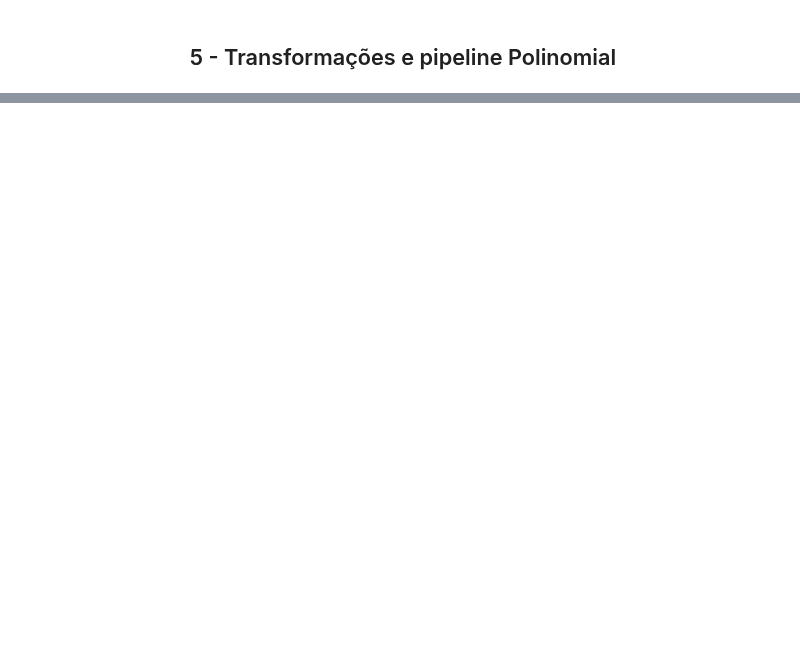
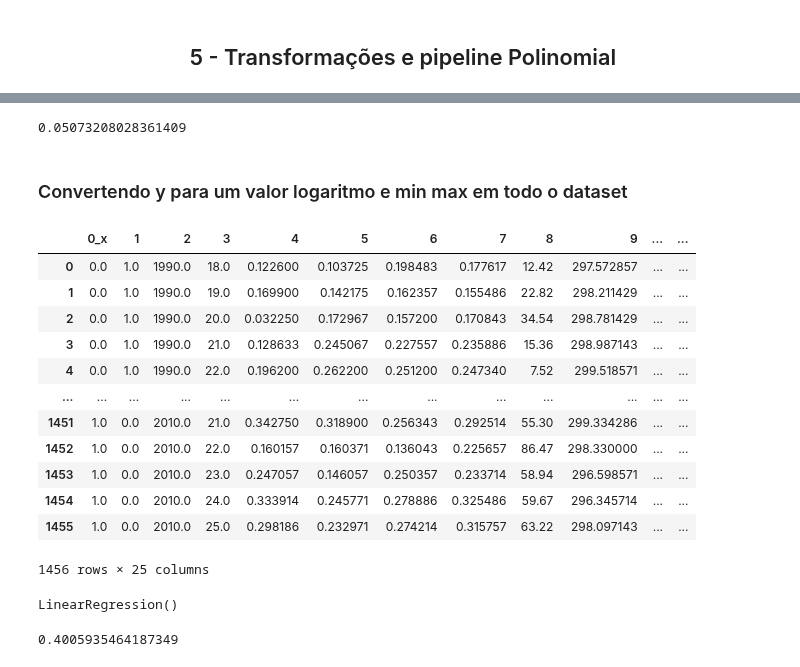
Before and after one commit to mcolazin/data_science_enap, a Jupyter notebook: data_science_enap/projeto_aula1/3-ml_dengue_linear_including_city.ipynb, the cells around one changed output, grey strips where cells are left out. Cells and saved outputs as stored; diff of their text form; code cells hidden in the pictures; blank space fills up the shorter version.

```diff
--- a/data_science_enap/projeto_aula1/3-ml_dengue_linear_including_city.ipynb
+++ b/data_science_enap/projeto_aula1/3-ml_dengue_linear_including_city.ipynb
@@ -324,0 +412,39 @@ cross_val_score(pipeline, X, y, scoring="r2",cv=cv).mean()
+# %%
+lm_poly.score(X_test, y_test)
+# %% [output]
+0.05073208028361409
+# %%
+%%html
+<h3> Convertendo y para um valor logaritmo e min max em todo o dataset
+# %% [output]
+Convertendo y para um valor logaritmo e min max em todo o dataset
+# %%
+y = df_dengue_clean[24]
+X = df_dengue_clean.drop(columns=24, axis=1)
+# %%
+# Transformada em Log do Array
+y_arr = np.array(y)
+y_log = []
+for x in y_arr:
+    if x==0:
+        y_log.append(x)
+    else:
+        y_log.append(np.log(x))
+# %%
+df_dengue_log = pd.merge(X, pd.DataFrame(y_log), right_index=True, left_index=True)
+# %%
+df_dengue_log
+# %% [output]
+|  | 0_x | 1 | 2 | 3 | 4 | 5 | 6 | 7 | 8 | 9 | ... | ... |
+| 0 | 0.0 | 1.0 | 1990.0 | 18.0 | 0.122600 | 0.103725 | 0.198483 | 0.177617 | 12.42 | 297.572857 | ... | ... |
+| 1 | 0.0 | 1.0 | 1990.0 | 19.0 | 0.169900 | 0.142175 | 0.162357 | 0.155486 | 22.82 | 298.211429 | ... | ... |
+| 2 | 0.0 | 1.0 | 1990.0 | 20.0 | 0.032250 | 0.172967 | 0.157200 | 0.170843 | 34.54 | 298.781429 | ... | ... |
+| 3 | 0.0 | 1.0 | 1990.0 | 21.0 | 0.128633 | 0.245067 | 0.227557 | 0.235886 | 15.36 | 298.987143 | ... | ... |
+| 4 | 0.0 | 1.0 | 1990.0 | 22.0 | 0.196200 | 0.262200 | 0.251200 | 0.247340 | 7.52 | 299.518571 | ... | ... |
+| ... | ... | ... | ... | ... | ... | ... | ... | ... | ... | ... | ... | ... |
+| 1451 | 1.0 | 0.0 | 2010.0 | 21.0 | 0.342750 | 0.318900 | 0.256343 | 0.292514 | 55.30 | 299.334286 | ... | ... |
+| 1452 | 1.0 | 0.0 | 2010.0 | 22.0 | 0.160157 | 0.160371 | 0.136043 | 0.225657 | 86.47 | 298.330000 | ... | ... |
+| 1453 | 1.0 | 0.0 | 2010.0 | 23.0 | 0.247057 | 0.146057 | 0.250357 | 0.233714 | 58.94 | 296.598571 | ... | ... |
+| 1454 | 1.0 | 0.0 | 2010.0 | 24.0 | 0.333914 | 0.245771 | 0.278886 | 0.325486 | 59.67 | 296.345714 | ... | ... |
+| 1455 | 1.0 | 0.0 | 2010.0 | 25.0 | 0.298186 | 0.232971 | 0.274214 | 0.315757 | 63.22 | 298.097143 | ... | ... |
+1456 rows × 25 columns
@@ -324,0 +461,9 @@ cross_val_score(pipeline, X, y, scoring="r2",cv=cv).mean()
+# %%
+lm_scaled_log = LinearRegression()
+lm_scaled_log.fit(X_train,y_train)
+# %% [output]
+LinearRegression()
+# %%
+lm_scaled_log.score(X_test, y_test)
+# %% [output]
+0.4005935464187349
```
Also changed, not shown: parts of 25 cells of this notebook, 1 other file.
